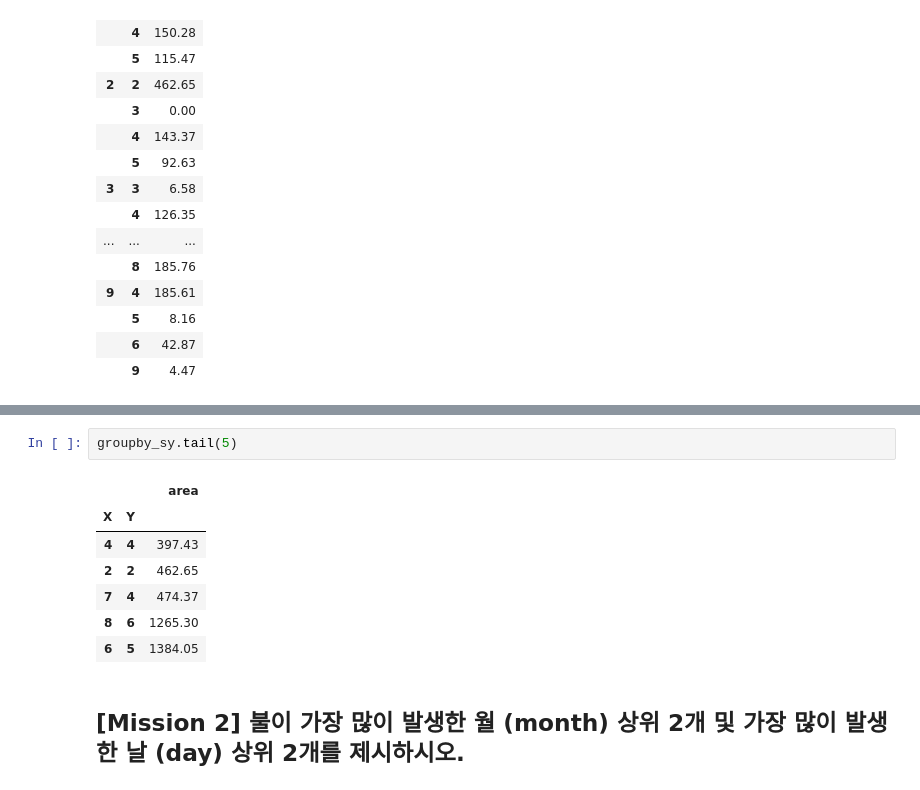
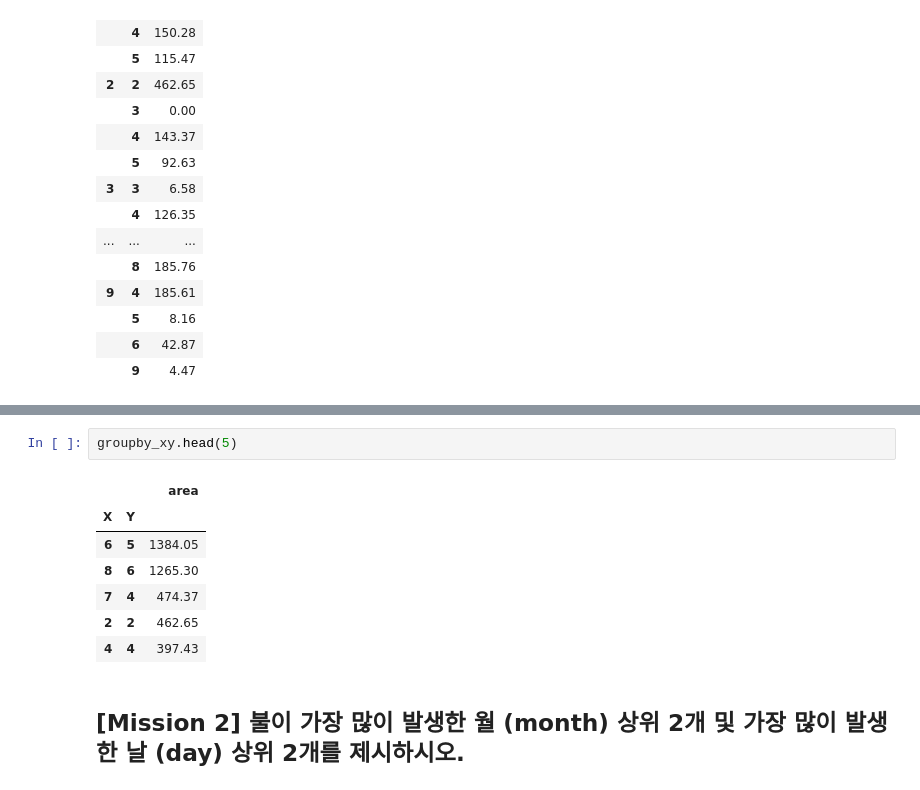
Before and after one commit to SByeol/data_science, a Jupyter notebook: HW3_Fire_Detection.ipynb, the cells around one changed output, grey strips where cells are left out. Saved outputs shown, nothing was run; the diff lists cells and outputs as text.

```diff
--- a/HW3_Fire_Detection.ipynb
+++ b/HW3_Fire_Detection.ipynb
@@ -115,13 +115,13 @@ groupby_xy
-# %%
-groupby_sy.tail(5)
-# %% [output]
-|  |  | area |
-| X | Y |  |
-| 4 | 4 | 397.43 |
-| 2 | 2 | 462.65 |
-| 7 | 4 | 474.37 |
-| 8 | 6 | 1265.30 |
-| 6 | 5 | 1384.05 |
+# %%
+groupby_xy.head(5)
+# %% [output]
+|  |  | area |
+| X | Y |  |
+| 6 | 5 | 1384.05 |
+| 8 | 6 | 1265.30 |
+| 7 | 4 | 474.37 |
+| 2 | 2 | 462.65 |
+| 4 | 4 | 397.43 |
 # %% [markdown]
 [Mission 2] 불이 가장 많이 발생한 월 (month) 상위 2개 및 가장 많이 발생한 날 (day) 상위 2개를 제시하시오.
 ----------
```
Also changed, not shown: parts of 10 cells of this notebook.
